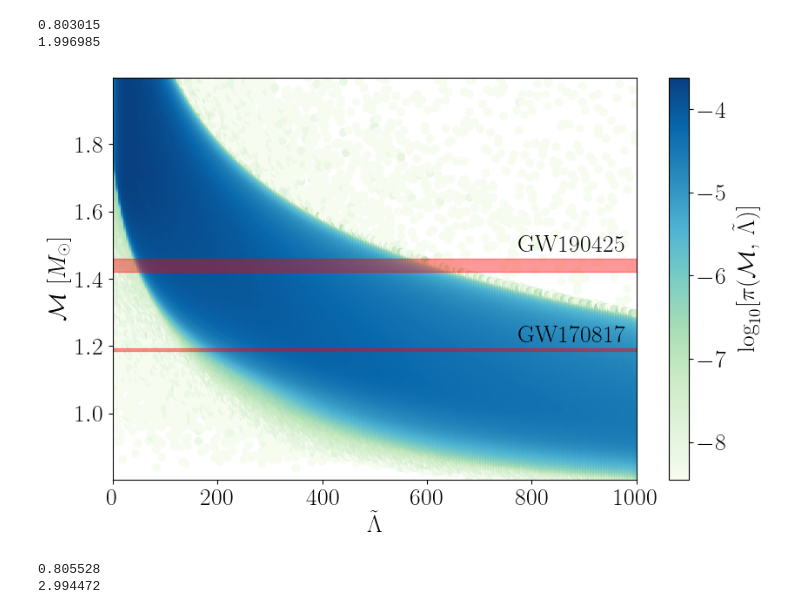
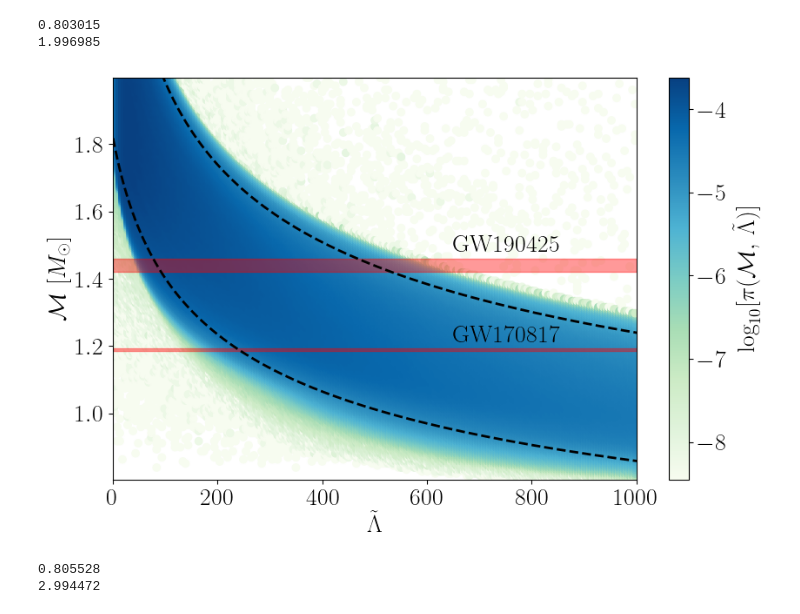
Before and after one commit to EckerChristian/MCLambdaBHNS, a Jupyter notebook: plotting_code/Fig_1_Plot_BNS_NSBH_priors.ipynb, the cells around one changed output. Saved outputs shown, nothing was run; the diff lists cells and outputs as text; code cells hidden in the pictures.

Commit message:
added contours and fit of BNS prior.

```diff
--- a/plotting_code/Fig_1_Plot_BNS_NSBH_priors.ipynb
+++ b/plotting_code/Fig_1_Plot_BNS_NSBH_priors.ipynb
@@ -27,37 +27,44 @@ mass = np.array(mass)
 # %%
 #plt.figure()
 #plt.scatter(tides,mass,c=np.log10(prob),cmap='Purples',alpha=1.0)
 #plt.scatter(tides,mass,c=np.log10(prob),cmap='Blues',alpha=1.0)
 plt.scatter(tides,mass,c=np.log10(prob),cmap='GnBu',alpha=1.0)
 #plt.axhspan(1.186, 1.192, color='k', alpha=0.4)
 #plt.annotate(r'GW170817', (800,1.212), fontsize=20)
 
+# fitting formulas for pdf L of M
+MM = np.linspace(0.8,2.1,100)
+fitup  =-23+2690/MM**4.5
+fitlow =-56+583 /MM**3.9
+plt.plot(fitup[:], MM[:], color="black", linestyle="--",linewidth=2)
+plt.plot(fitlow[:], MM[:], color="black", linestyle="--",linewidth=2)
+
 # GW190425
 # plt.axhline(1.44, c='k', ls='-.')
 plt.axhspan(1.42, 1.46, color='red', alpha=0.4)
-plt.annotate(r'GW190425', (775,1.48), fontsize=20)
+plt.annotate(r'GW190425', (650,1.48), fontsize=20)
 #plt.colorbar(label=r'$\rm \log_{10}[\pi(\mathcal{M},\,\tilde{\Lambda})]$')
 cb = plt.colorbar()
 cb.set_label(label=r'$\rm \log_{10}[\pi(\mathcal{M},\,\tilde{\Lambda})]$', fontsize=20)
 # GW170817
 # plt.axhline(1.186, c='k', ls='--')
 plt.axhspan(1.186, 1.192, color='red', alpha=0.4)
-plt.annotate(r'GW170817', (775,1.212), fontsize=20)
+plt.annotate(r'GW170817', (650,1.212), fontsize=20)
 plt.xlim(0, 1000)
 plt.ylim(min(mass), max(mass))
 print(min(mass))
 print(max(mass))
 plt.ylabel(r'$\mathcal{M}\,\left[M_\odot\right]$', fontsize=20)
 plt.xlabel(r'$\tilde{\Lambda}$', fontsize=20)
 #ax1.set_aspect('equal', adjustable='box')
 #ax2.set_aspect('equal', adjustable='box')
 #figure.tight_layout()
-#plt.savefig('BNS_chirpmass_prior_noGW.png',dpi=500,bbox_inches='tight')
-plt.savefig('BNS_chirpmass_prior_noGW.pdf',dpi=500,bbox_inches='tight')
+plt.savefig('BNS_chirpmass_prior_noGW.png',dpi=500,bbox_inches='tight')
+#plt.savefig('BNS_chirpmass_prior_noGW.pdf',dpi=500,bbox_inches='tight')
 # %% [output]
 0.803015
 1.996985
-[figure, old version]
+[figure, new version]
 # %%
 # The BNS data without GW constraints
 df = pd.read_csv('./MCL_NSBH_new.dat',delim_whitespace=True)
```
Also changed, not shown: parts of 1 cell of this notebook, 3 other files.
